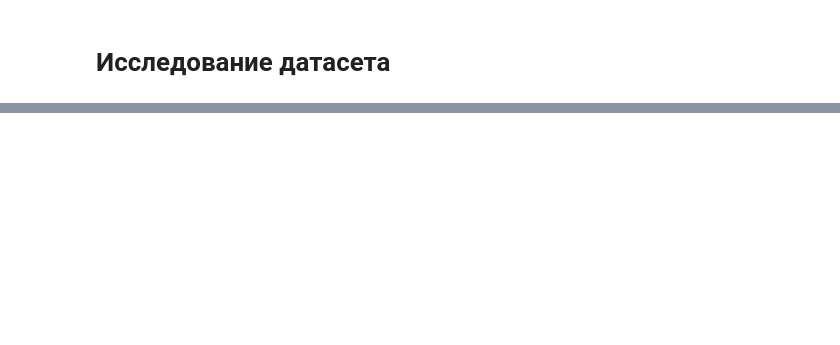
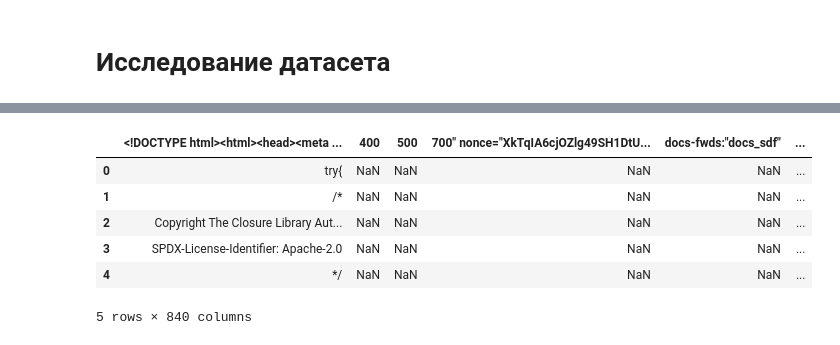
Before and after one commit to Untick/InspectrumClinic_RS_gr2, a Jupyter notebook: Fedoseev Sergey/Стажировка_Профпатолог_21_06_28_06_ipynb".ipynb, the cells around one changed output, grey strips where cells are left out. Drawn from its saved outputs; the diff is of its cells as text; code cells hidden in the pictures; blank space fills up the shorter version.

```diff
--- a/Fedoseev Sergey/Стажировка_Профпатолог_21_06_28_06_ipynb".ipynb
+++ b/Fedoseev Sergey/Стажировка_Профпатолог_21_06_28_06_ipynb".ipynb
@@ -53,0 +37,13 @@ Skipping line 5721: expected 12 fields, saw 13
+# %%
+# Создание копии датасета
+data_backup = data.copy()
+# Вывод на экран первых и последних пяти строк
+data.head()
+# %% [output]
+|  | <!DOCTYPE html><html><head><meta ... | 400 | 500 | 700" nonce="XkTqIA6cjOZlg49SH1DtU... | docs-fwds:"docs_sdf" | ... |
+| 0 | try{ | NaN | NaN | NaN | NaN | ... |
+| 1 | /* | NaN | NaN | NaN | NaN | ... |
+| 2 | Copyright The Closure Library Aut... | NaN | NaN | NaN | NaN | ... |
+| 3 | SPDX-License-Identifier: Apache-2.0 | NaN | NaN | NaN | NaN | ... |
+| 4 | */ | NaN | NaN | NaN | NaN | ... |
+5 rows × 840 columns
```
Also changed, not shown: parts of 12 cells of this notebook.
